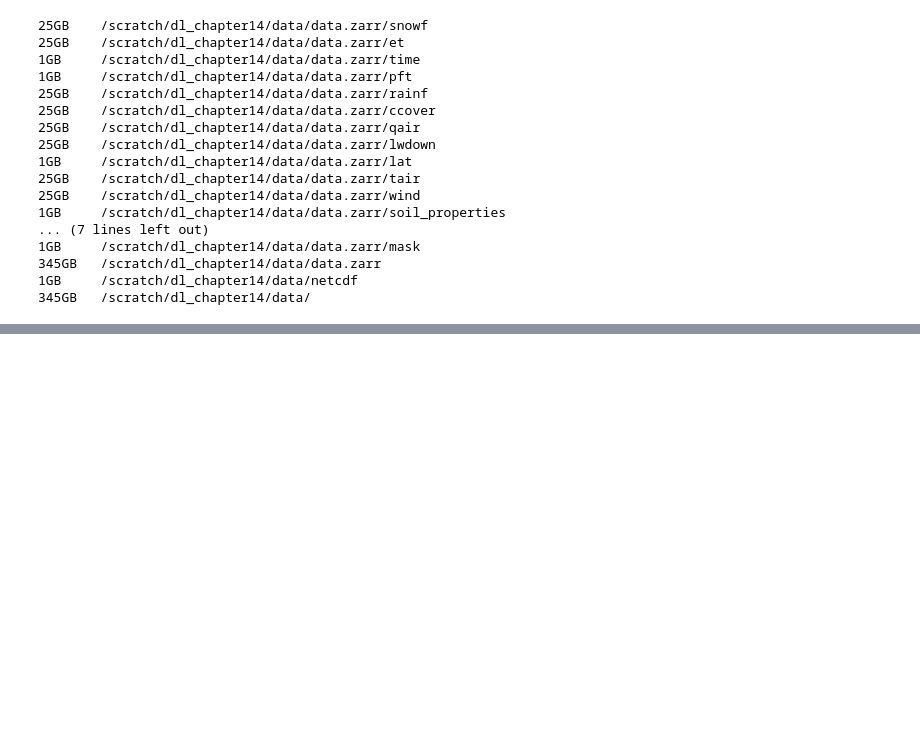
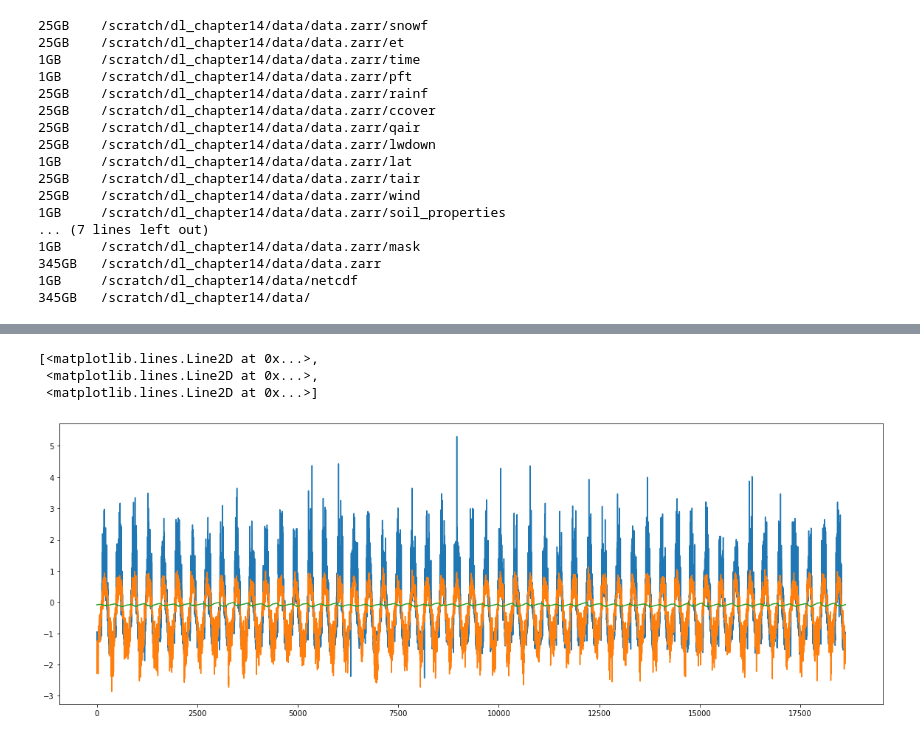
Before and after one commit to bask0/dl4es_ch18, a Jupyter notebook: src/notebooks/dataprep.ipynb, the cells around one changed output, grey strips where cells are left out. Saved outputs shown, nothing was run; the diff lists cells and outputs as text; code cells hidden in the pictures; blank space fills up the shorter version.

```diff
--- a/src/notebooks/dataprep.ipynb
+++ b/src/notebooks/dataprep.ipynb
@@ -432,0 +851,14 @@ for i, var in enumerate(np.setdiff1d(list(s_xr.data_vars), 'mask')):
+# %%
+config_file = '/workspace/bkraft/dl_chapter14/config/data_loader_config.json'
+# %%
+d = Data(config_file, ['et', 'tair', 'tws'], ['pft'], 'et', partition_set='eval', is_tune=True)
+# %%
+d, s, t, (lat, lon) = d[100]
+# %%
+plt.figure(figsize=(20, 7))
+plt.plot(d)
+# %% [output]
+[<matplotlib.lines.Line2D at 0x...>,
+ <matplotlib.lines.Line2D at 0x...>,
+ <matplotlib.lines.Line2D at 0x...>]
+[figure, added]
```
Also changed, not shown: parts of 41 cells of this notebook, 15 other files.
